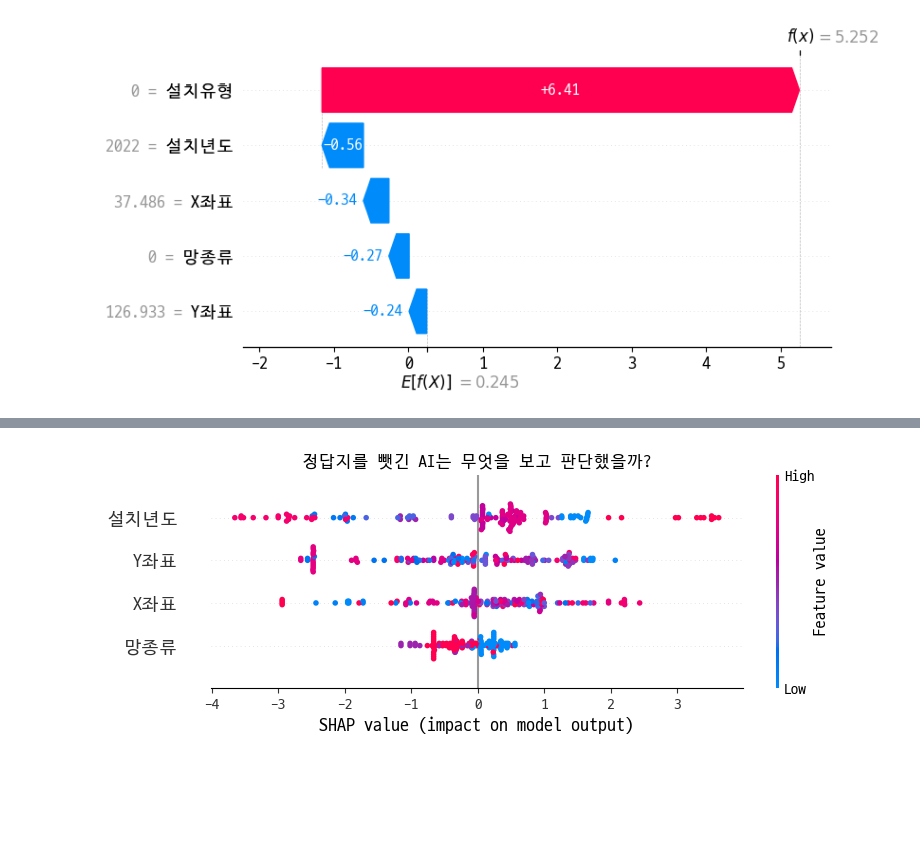
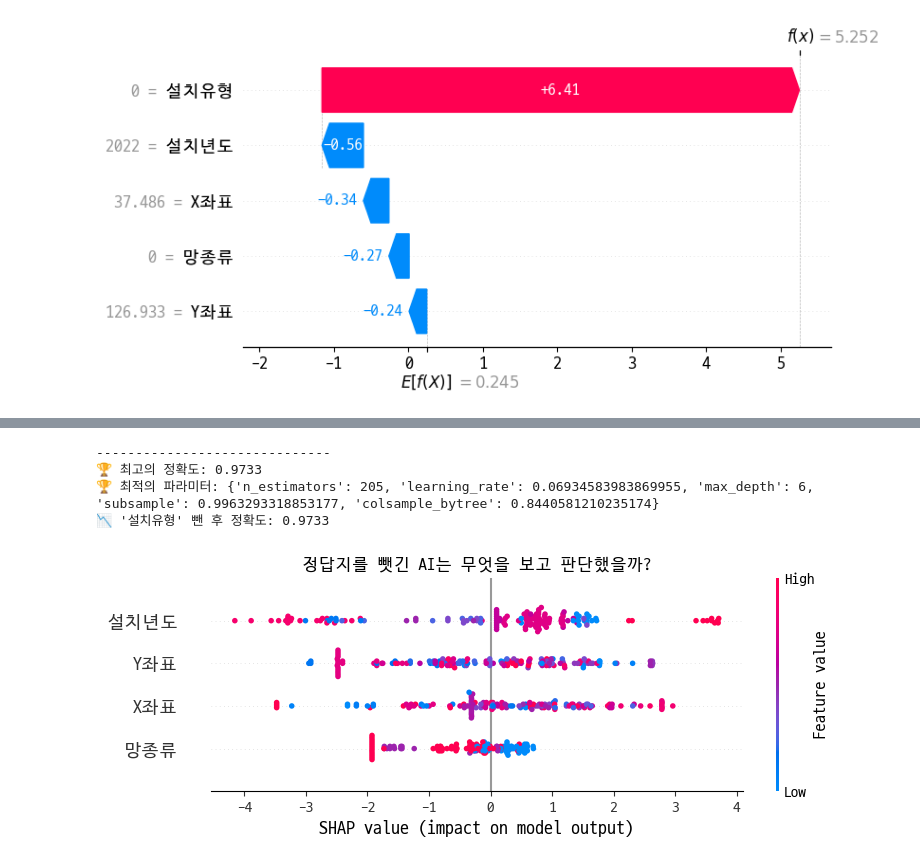
Before and after one commit to kwsahe/Ecommerce-Data-Analysis-Practice, a Jupyter notebook: 03_Modeling/Day13_WIFI_SHAP.ipynb, the cells around one changed output, grey strips where cells are left out. Saved outputs shown, nothing was run; the diff lists cells and outputs as text; code cells hidden in the pictures; blank space fills up the shorter version.

```diff
--- a/03_Modeling/Day13_WIFI_SHAP.ipynb
+++ b/03_Modeling/Day13_WIFI_SHAP.ipynb
@@ -126,21 +126,49 @@ AI 예측: 실외
 features = ['망종류', '설치년도', 'X좌표', 'Y좌표']
 target = '실내외구분'
 
+le_target = LabelEncoder()
+y = le_target.fit_transform(df[target])
+X = df[features]
+
 # 2. 다시 학습 및 평가 (데이터는 아까 로드한 df 그대로 사용)
-X = df[features]
-X_train, X_test, y_train, y_test = train_test_split(X, y, test_size=0.2, random_state=42)
+X_train, X_val, y_train, y_val = train_test_split(X, y, test_size=0.2, random_state=42)
 
-model = XGBClassifier(n_estimators=100, learning_rate=0.1, max_depth=5, random_state=42)
-model.fit(X_train, y_train)
+def objective(trial):
+    params = {
+        'n_estimators': trial.suggest_int('n_estimators', 100, 500),  # 나무의 개수 (100~500개)
+        'learning_rate': trial.suggest_float('learning_rate', 0.01, 0.3),  # 학습 속도
+        'max_depth': trial.suggest_int('max_depth', 3, 10),  # 나무의 깊이
+        'subsample': trial.suggest_float('subsample', 0.5, 1.0),  # 데이터 샘플링 비율
+        'colsample_bytree': trial.suggest_float('colsample_bytree', 0.5, 1.0),  # 컬럼 샘플링 비율
+        'random_state': 42
+    }
+
+    model = XGBClassifier(**params)
+    model.fit(X_train, y_train)
+
+    preds = model.predict(X_val)
+    accuracy = accuracy_score(y_val, preds)
+
+    return accuracy
+
+study = optuna.create_study(direction='maximize')
+study.optimize(objective, n_trials=30)
+
+print("-" * 30)
+print(f"🏆 최고의 정확도: {study.best_value:.4f}")
+print("🏆 최적의 파라미터:", study.best_params)
+
+best_model = XGBClassifier(**study.best_params)
+best_model.fit(X_train, y_train)
 
 # 정확도 확인
 from sklearn.metrics import accuracy_score
-print(f"📉 '설치유형' 뺀 후 정확도: {accuracy_score(y_test, model.predict(X_test)):.4f}")
+print(f"📉 '설치유형' 뺀 후 정확도: {accuracy_score(y_val, best_model.predict(X_val)):.4f}")
 
 # 3. SHAP으로 다시 분석 (이제 진짜 이유가 나옵니다)
-explainer = shap.TreeExplainer(model)
-shap_values = explainer(X_test)
+explainer = shap.TreeExplainer(best_model)
+shap_values = explainer(X_val)
 
 plt.title("정답지를 뺏긴 AI는 무엇을 보고 판단했을까?")
-shap.summary_plot(shap_values, X_test)
+shap.summary_plot(shap_values, X_val)
 # %% [output]
@@ -148 +192,5 @@ shap.summary_plot(shap_values, X_test)
+------------------------------
+🏆 최고의 정확도: 0.9733
+🏆 최적의 파라미터: {'n_estimators': 205, 'learning_rate': 0.06934583983869955, 'max_depth': 6, 'subsample': 0.9963293318853177, 'colsample_bytree': 0.8440581210235174}
+📉 '설치유형' 뺀 후 정확도: 0.9733
-[figure, old version]
+[figure, new version]
```
Also changed, not shown: parts of 1 cell of this notebook.
